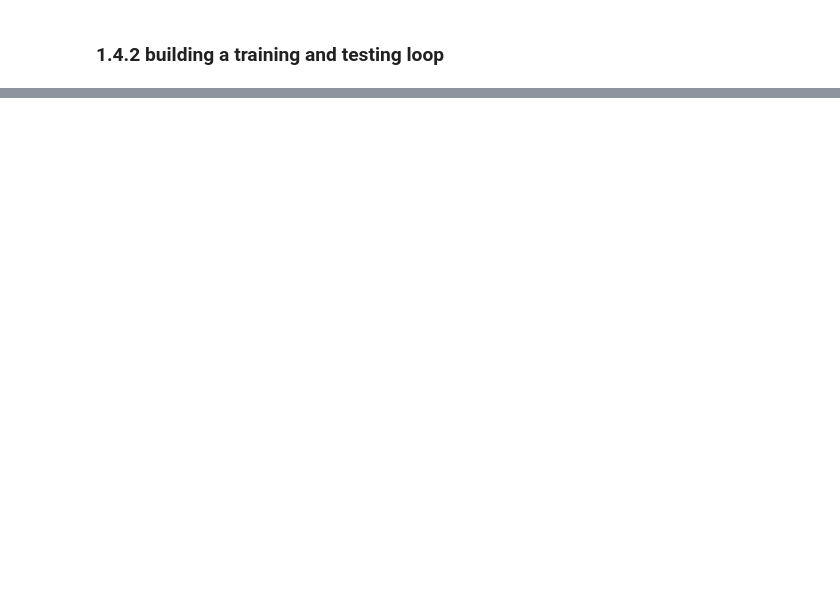
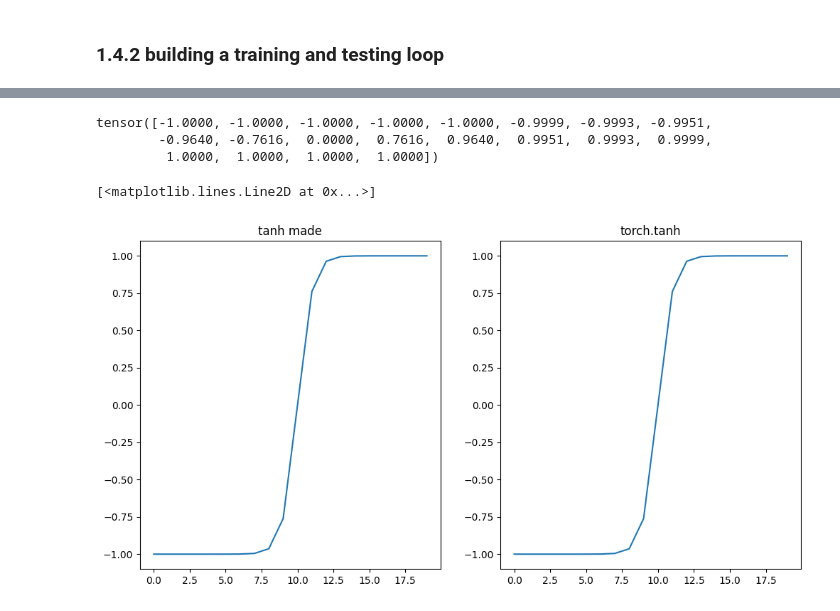
Before and after one commit to BMugo84/pytorch_in_25_hours, a Jupyter notebook: pytorch02Exercise.ipynb, the cells around one changed output, grey strips where cells are left out. Saved outputs shown, nothing was run; the diff lists cells and outputs as text; code cells hidden in the pictures; blank space fills up the shorter version.

```diff
--- a/pytorch02Exercise.ipynb
+++ b/pytorch02Exercise.ipynb
@@ -238,0 +256,20 @@ plot_decision_boundary(model_0, X_test, y_test)
+# %%
+# tanh(x) = (e**x) - e(**-x) / (e**x) + e(**-x)
+def tanh_made(x):
+    return (torch.exp(x) - torch.exp(-x)) / (torch.exp(x) + torch.exp(-x))
+tanh_made(A)
+# %% [output]
+tensor([-1.0000, -1.0000, -1.0000, -1.0000, -1.0000, -0.9999, -0.9993, -0.9951,
+        -0.9640, -0.7616,  0.0000,  0.7616,  0.9640,  0.9951,  0.9993,  0.9999,
+         1.0000,  1.0000,  1.0000,  1.0000])
+# %%
+plt.figure(figsize=(12, 6))
+plt.subplot(1,2,1)
+plt.title("tanh made")
+plt.plot(tanh_made(x=A))
+plt.subplot(1,2,2)
+plt.title("torch.tanh")
+plt.plot(torch.tanh(A))
+# %% [output]
+[<matplotlib.lines.Line2D at 0x...>]
+[figure, added]
```
Also changed, not shown: parts of 27 cells of this notebook.
